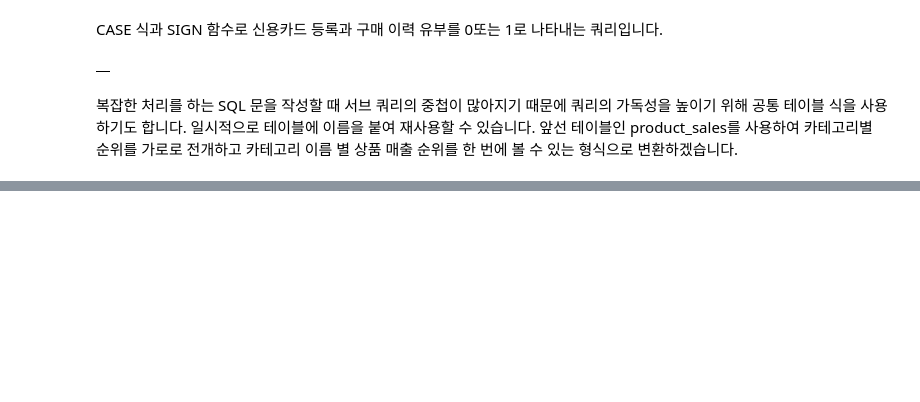
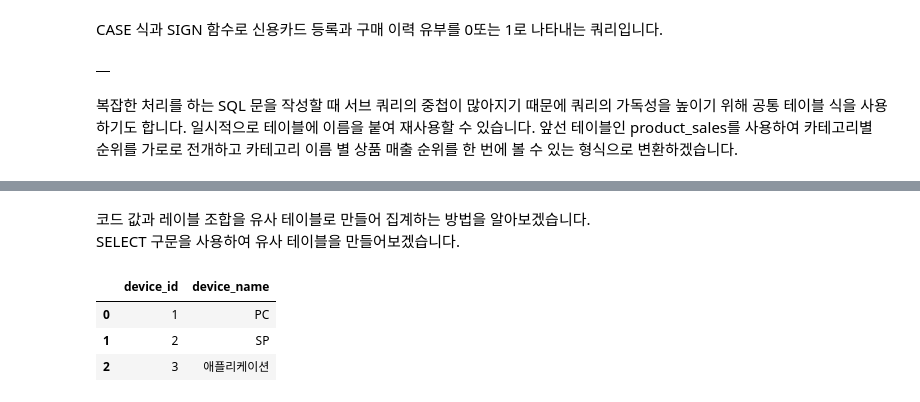
Before and after one commit to yhp2205/SQL, a Jupyter notebook: ch_8.ipynb, the cells around one changed output, grey strips where cells are left out. Saved outputs shown, nothing was run; the diff lists cells and outputs as text; code cells hidden in the pictures; blank space fills up the shorter version.

```diff
--- a/ch_8.ipynb
+++ b/ch_8.ipynb
@@ -324,0 +356,20 @@ ROW_NUMBER 로 카테고리별 순위를 붙이고 CTE구문('WITH <테이블이
+# %% [markdown]
+코드 값과 레이블 조합을 유사 테이블로 만들어 집계하는 방법을 알아보겠습니다.
+SELECT 구문을 사용하여 유사 테이블을 만들어보겠습니다.
+# %%
+%%bigquery --project mygcpproject-340112
+  -- 8.9 디바이스 ID와 이름의 마스터 테이블을 만드는 쿼리
+WITH
+mst_devices AS (
+            SELECT 1 AS device_id, 'PC' AS device_name
+  UNION ALL SELECT 2 AS device_id, 'SP' AS device_name
+  UNION ALL SELECT 3 AS device_id, '애플리케이션' AS device_name
+)
+SELECT *
+FROM mst_devices
+;
+# %% [output]
+|  | device_id | device_name |
+| 0 | 1 | PC |
+| 1 | 2 | SP |
+| 2 | 3 | 애플리케이션 |
```
Also changed, not shown: parts of 12 cells of this notebook.
